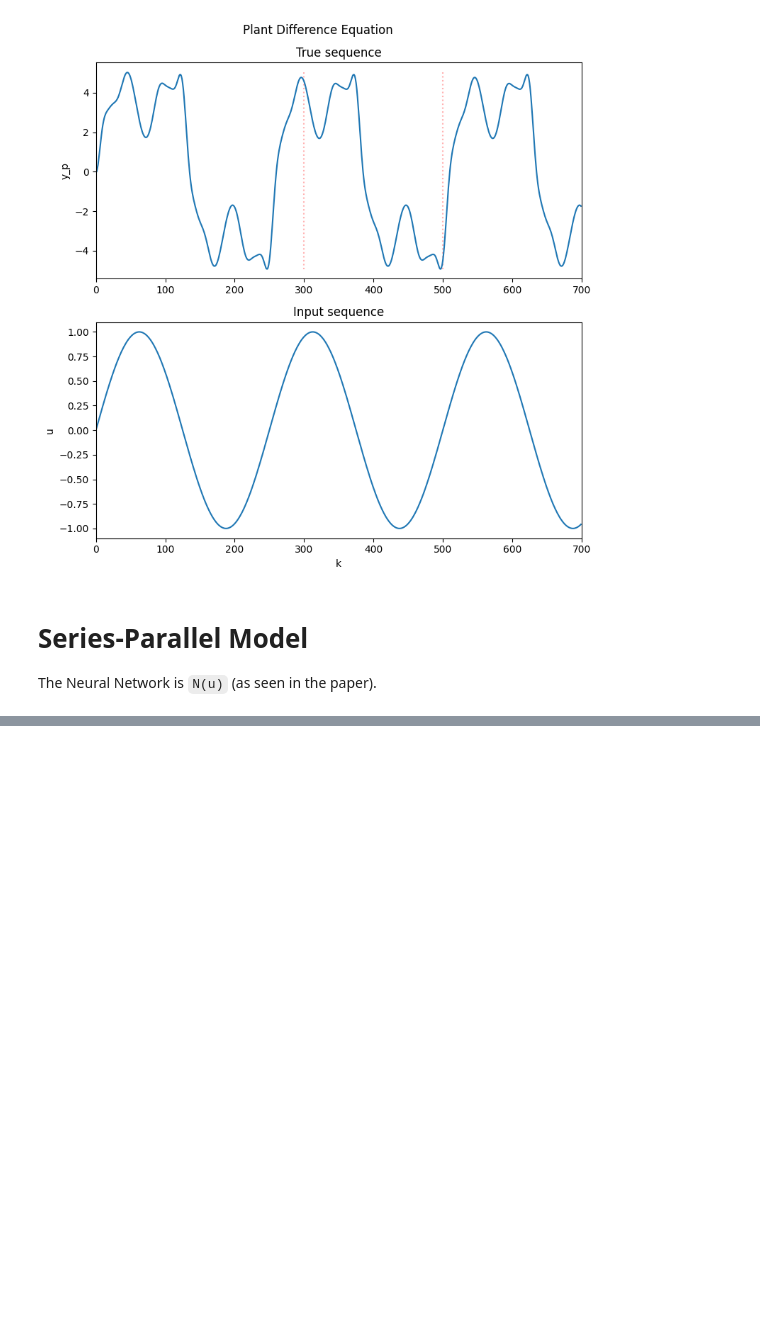
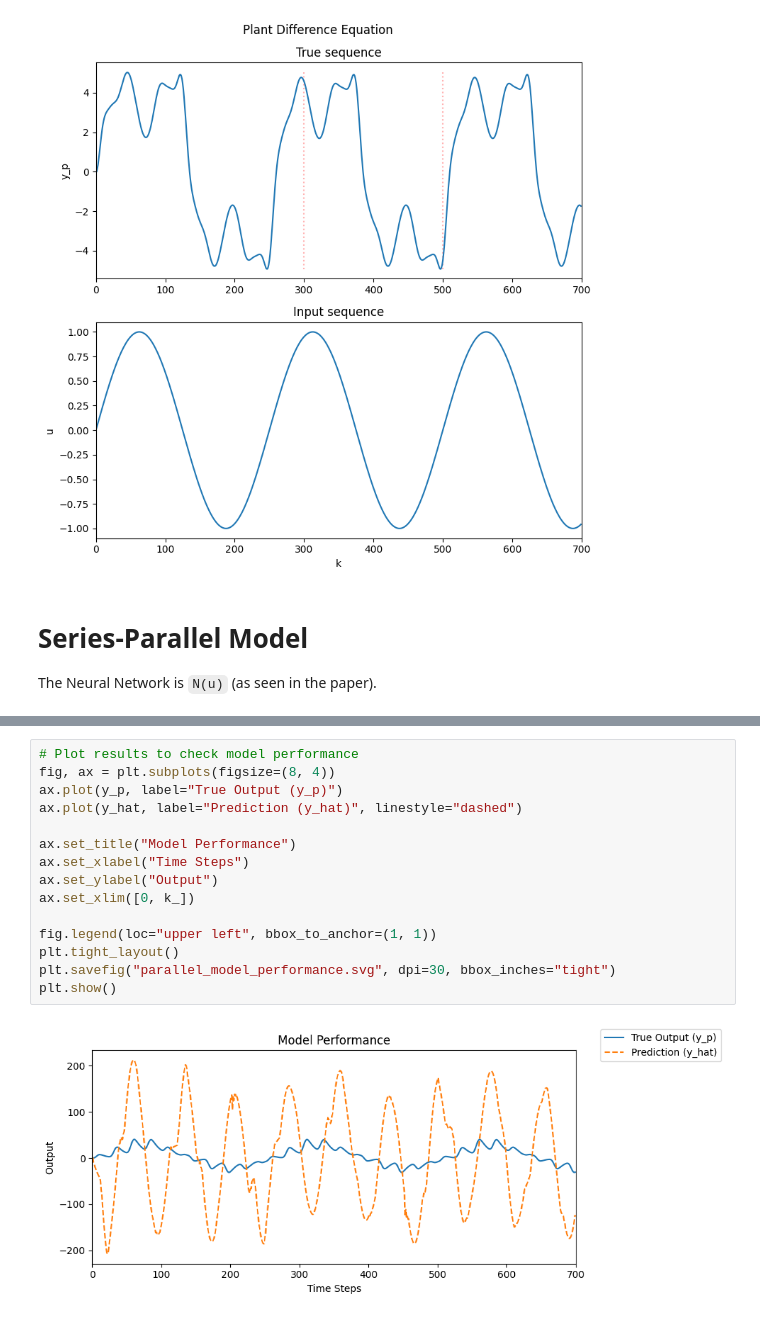
Before and after one commit to AFirooz/AI-from-scratch, a Jupyter notebook: PaperReproduction/Example1.ipynb, the cells around one changed output, grey strips where cells are left out. Drawn from its saved outputs; the diff is of its cells as text; blank space fills up the shorter version.

```diff
--- a/PaperReproduction/Example1.ipynb
+++ b/PaperReproduction/Example1.ipynb
@@ -200,0 +283,17 @@ plt.show()
+# %%
+# Plot results to check model performance
+fig, ax = plt.subplots(figsize=(8, 4))
+ax.plot(y_p, label="True Output (y_p)")
+ax.plot(y_hat, label="Prediction (y_hat)", linestyle="dashed")
+
+ax.set_title("Model Performance")
+ax.set_xlabel("Time Steps")
+ax.set_ylabel("Output")
+ax.set_xlim([0, k_])
+
+fig.legend(loc="upper left", bbox_to_anchor=(1, 1))
+plt.tight_layout()
+plt.savefig("parallel_model_performance.svg", dpi=30, bbox_inches="tight")
+plt.show()
+# %% [output]
+[figure, added]
```
Also changed, not shown: parts of 13 cells of this notebook, 6 other files.
